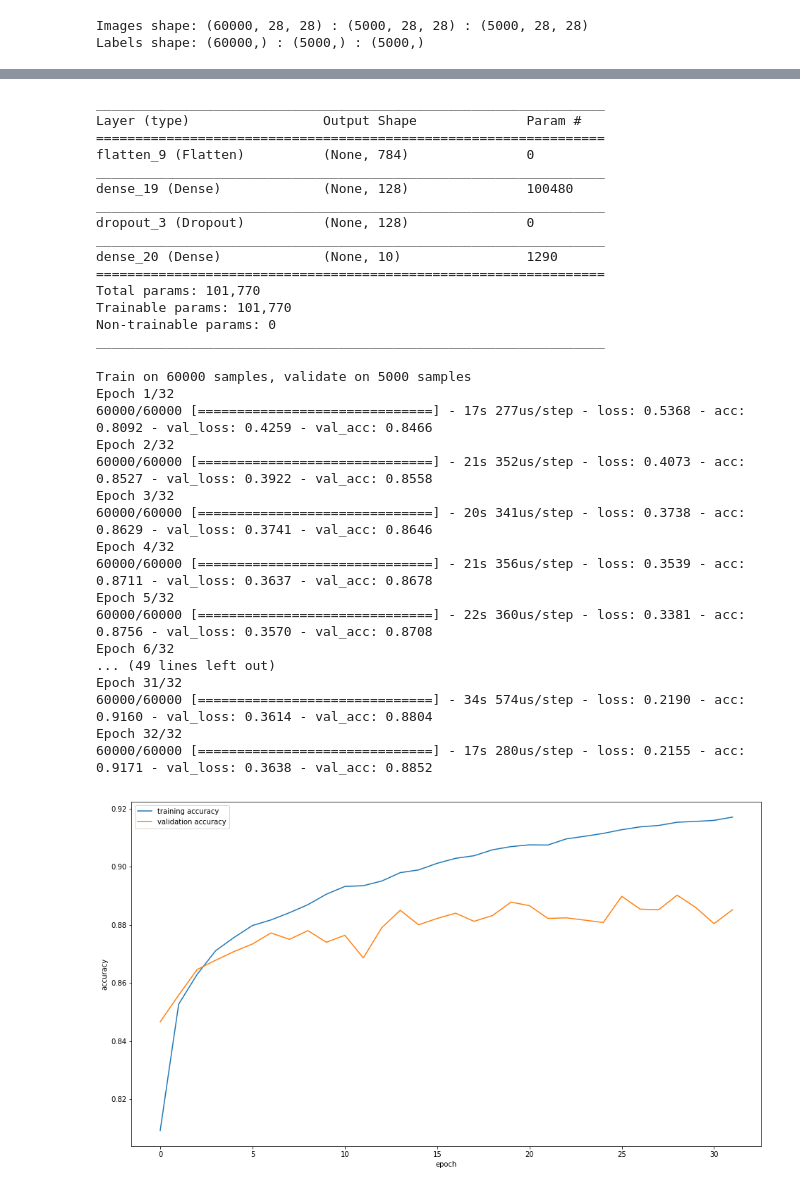
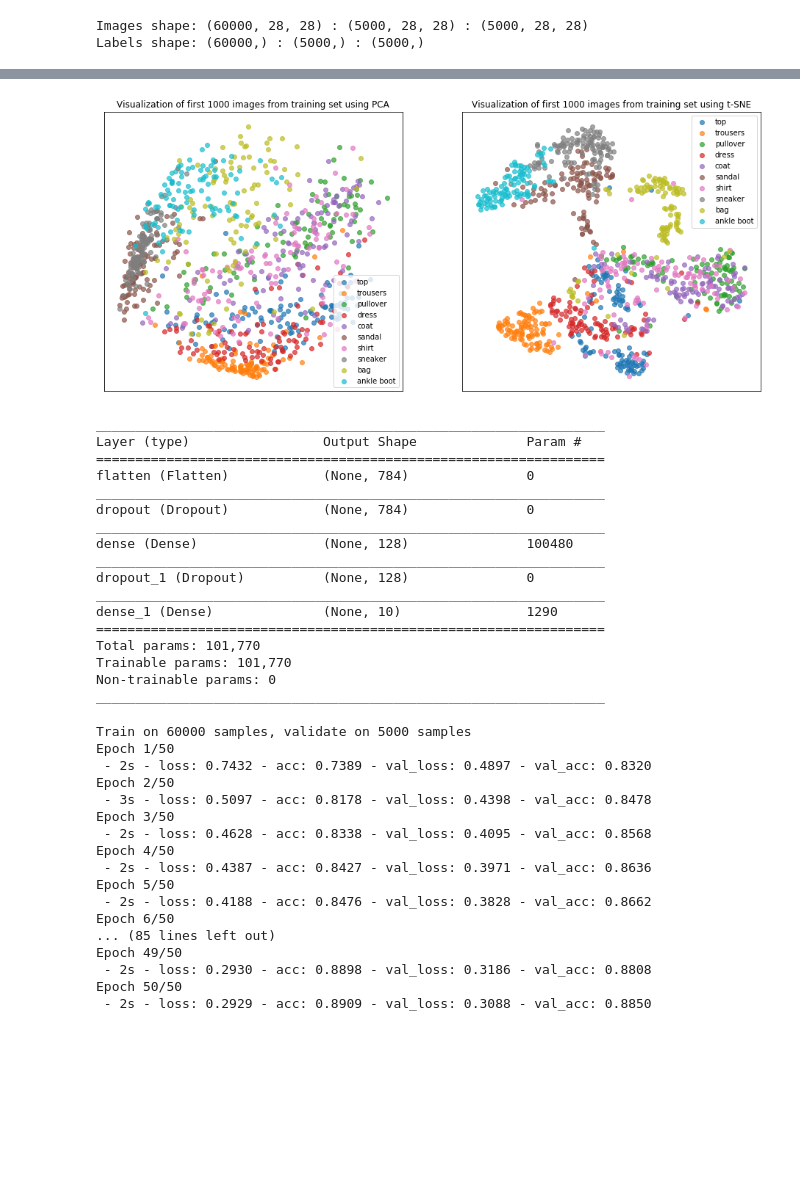
Before and after one commit to czyzi0/ml-notebooks, a Jupyter notebook: fashion-mnist-classification.ipynb, the cells around one changed output, grey strips where cells are left out. Drawn from its saved outputs; the diff is of its cells as text; code cells hidden in the pictures; blank space fills up the shorter version.

```diff
--- a/fashion-mnist-classification.ipynb
+++ b/fashion-mnist-classification.ipynb
@@ -31,3 +38,21 @@ for i in range(36):
 train_x = train_x / 255
 val_x = val_x / 255
 test_x = test_x / 255
+# %%
+points_n = 1000
+plt.figure(figsize=(16, 7))
+for i, (alg_name, alg) in enumerate([('PCA', PCA(n_components=2)), ('t-SNE', TSNE(n_components=2))]):
+    x = alg.fit_transform(train_x[:points_n].reshape(-1, 784))
+    y = train_y[:points_n]
+    data = {labels[i]: x[y == i] for i in np.unique(y)}
+
+    plt.subplot(1, 2, i + 1)
+    for label, points in data.items():
+        plt.scatter(points[:, 0], points[:, 1], alpha=0.7, label=label)
+    plt.xticks([])
+    plt.yticks([])
+    plt.legend()
+    plt.title(f'Visualization of first {points_n} images from training set using {alg_name}')
+plt.show()
+# %% [output]
+[figure, added]
@@ -34,8 +71,9 @@ test_x = test_x / 255
 # %%
 model = keras.Sequential([
     keras.layers.Flatten(input_shape=(28, 28)),
+    keras.layers.Dropout(0.25),
     keras.layers.Dense(128, activation='relu'),
-    keras.layers.Dropout(0.25),    # try to add more
+    keras.layers.Dropout(0.25),
     keras.layers.Dense(10, activation='softmax')])
 model.compile(
     optimizer=keras.optimizers.Adam(),
@@ -46,13 +84,15 @@ model.summary()
 _________________________________________________________________
 Layer (type)                 Output Shape              Param #
 =================================================================
-flatten_9 (Flatten)          (None, 784)               0
+flatten (Flatten)            (None, 784)               0
 _________________________________________________________________
-dense_19 (Dense)             (None, 128)               100480
+dropout (Dropout)            (None, 784)               0
 _________________________________________________________________
-dropout_3 (Dropout)          (None, 128)               0
+dense (Dense)                (None, 128)               100480
 _________________________________________________________________
-dense_20 (Dense)             (None, 10)                1290
+dropout_1 (Dropout)          (None, 128)               0
+_________________________________________________________________
+dense_1 (Dense)              (None, 10)                1290
 =================================================================
 Total params: 101,770
 Trainable params: 101,770
@@ -63,32 +103,23 @@ history = model.fit(
     train_x,
     train_y,
     validation_data=(val_x, val_y),
-    epochs=32)
+    epochs=50, batch_size=250,
+    verbose=2)
 # %% [output]
 Train on 60000 samples, validate on 5000 samples
-Epoch 1/32
-60000/60000 [==============================] - 17s 277us/step - loss: 0.5368 - acc: 0.8092 - val_loss: 0.4259 - val_acc: 0.8466
-Epoch 2/32
-60000/60000 [==============================] - 21s 352us/step - loss: 0.4073 - acc: 0.8527 - val_loss: 0.3922 - val_acc: 0.8558
-Epoch 3/32
-60000/60000 [==============================] - 20s 341us/step - loss: 0.3738 - acc: 0.8629 - val_loss: 0.3741 - val_acc: 0.8646
-Epoch 4/32
-60000/60000 [==============================] - 21s 356us/step - loss: 0.3539 - acc: 0.8711 - val_loss: 0.3637 - val_acc: 0.8678
-Epoch 5/32
-60000/60000 [==============================] - 22s 360us/step - loss: 0.3381 - acc: 0.8756 - val_loss: 0.3570 - val_acc: 0.8708
-Epoch 6/32
-... (49 lines left out)
-Epoch 31/32
-60000/60000 [==============================] - 34s 574us/step - loss: 0.2190 - acc: 0.9160 - val_loss: 0.3614 - val_acc: 0.8804
-Epoch 32/32
-60000/60000 [==============================] - 17s 280us/step - loss: 0.2155 - acc: 0.9171 - val_loss: 0.3638 - val_acc: 0.8852
+Epoch 1/50
+ - 2s - loss: 0.7432 - acc: 0.7389 - val_loss: 0.4897 - val_acc: 0.8320
+Epoch 2/50
+ - 3s - loss: 0.5097 - acc: 0.8178 - val_loss: 0.4398 - val_acc: 0.8478
+Epoch 3/50
+ - 2s - loss: 0.4628 - acc: 0.8338 - val_loss: 0.4095 - val_acc: 0.8568
+Epoch 4/50
+ - 2s - loss: 0.4387 - acc: 0.8427 - val_loss: 0.3971 - val_acc: 0.8636
+Epoch 5/50
+ - 2s - loss: 0.4188 - acc: 0.8476 - val_loss: 0.3828 - val_acc: 0.8662
+Epoch 6/50
+... (85 lines left out)
+Epoch 49/50
+ - 2s - loss: 0.2930 - acc: 0.8898 - val_loss: 0.3186 - val_acc: 0.8808
+Epoch 50/50
+ - 2s - loss: 0.2929 - acc: 0.8909 - val_loss: 0.3088 - val_acc: 0.8850
-# %%
-plt.figure(figsize=(16, 9))
-plt.xlabel('epoch')
-plt.ylabel('accuracy')
-plt.plot(history.epoch, history.history['acc'], label='training accuracy')
-plt.plot(history.epoch, history.history['val_acc'], label='validation accuracy')
-plt.legend()
-plt.show()
-# %% [output]
-[figure, removed]
```
Also changed, not shown: parts of 10 cells of this notebook, 1 other file.
